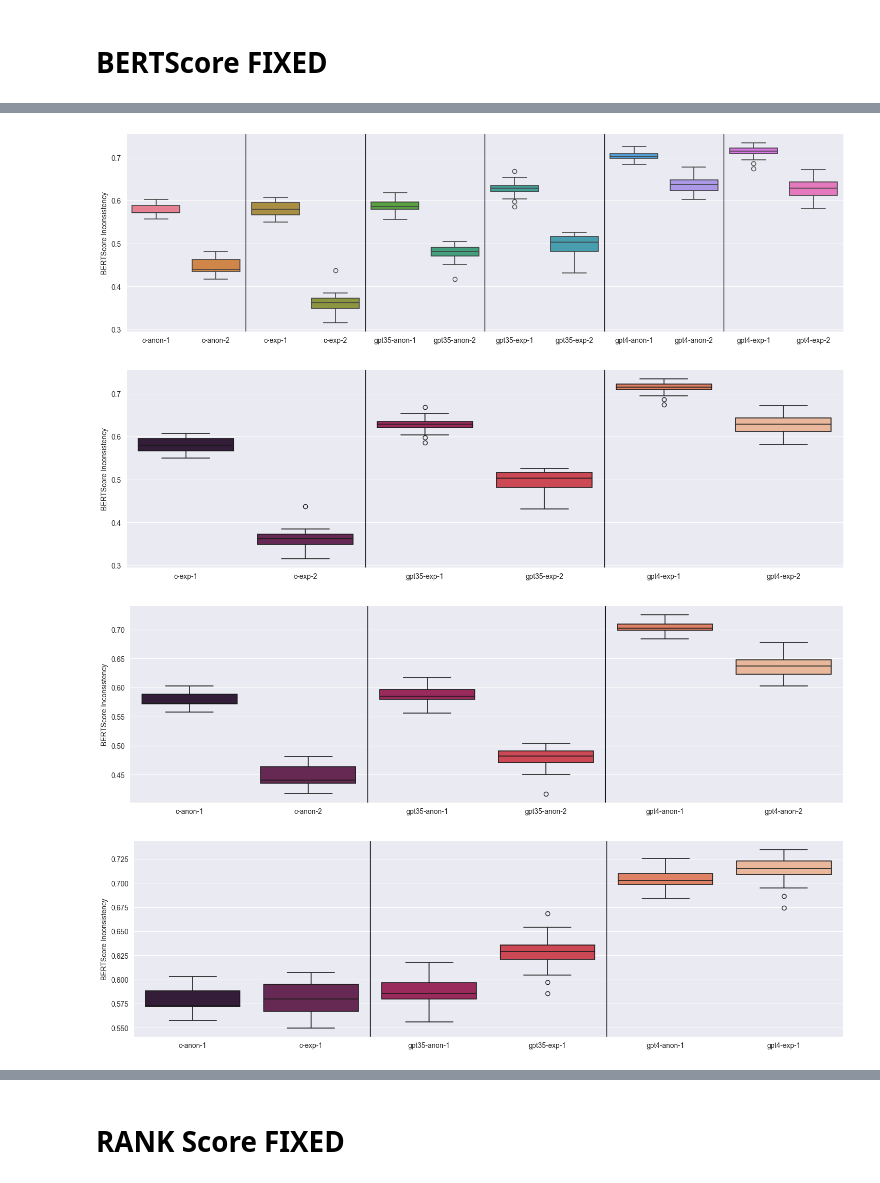
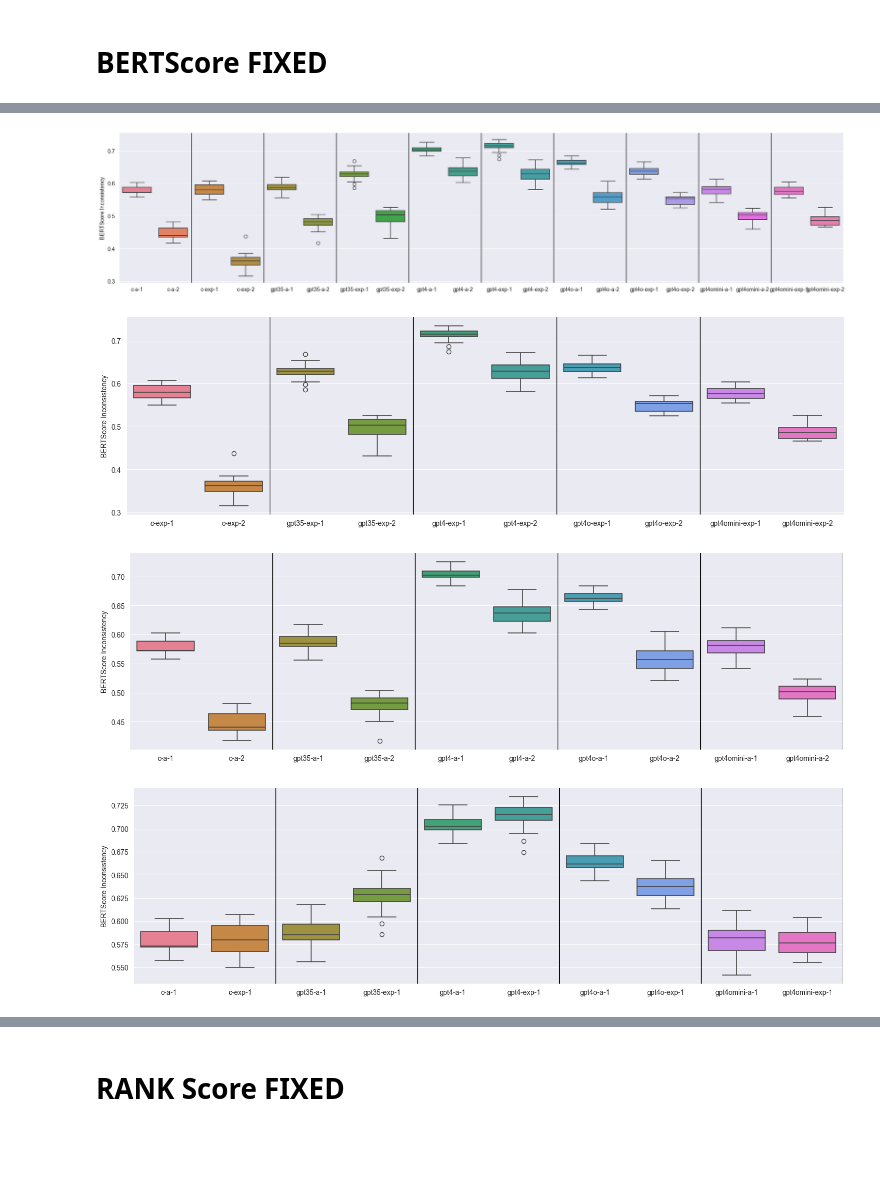
Before and after one commit to aashrivastava/LLMWargamingInconsistency, a Jupyter notebook: notebooks/EVALS.ipynb, the cells around one changed output, grey strips where cells are left out. Drawn from its saved outputs; the diff is of its cells as text; code cells hidden in the pictures; blank space fills up the shorter version.

Commit message:
started plotting results

```diff
--- a/notebooks/EVALS.ipynb
+++ b/notebooks/EVALS.ipynb
@@ -5,7 +7,7 @@ import matplotlib.pyplot as plt
 import seaborn as sns
 import os
 # %%
-sns.set_style("darkgrid")
+sns.set_style("whitegrid")
 sns.set_palette('rocket')
 # %% [markdown]
 # BASIC EVALS
@@ -242,28 +244,40 @@ def get_means(path, fixed):
 
     return means
 # %%
-claude_anon = get_means('/Users/aryanshrivastava/Desktop/LLMWargamingConfidence/logging/outputs/v4/claude35sonnet-free-False-20-1.0', '_fixed')
-claude_exp = get_means('/Users/aryanshrivastava/Desktop/LLMWargamingConfidence/logging/outputs/v4/claude35sonnet-free-True-20-1.0', '')
-gpt35_anon = get_means('/Users/aryanshrivastava/Desktop/LLMWargamingConfidence/logging/outputs/v4/gpt3.5turbo-free-False-20-1.0', '_fixed')
-gpt35_exp = get_means('/Users/aryanshrivastava/Desktop/LLMWargamingConfidence/logging/outputs/v4/gpt3.5turbo-free-True-20-1.0', '')
-gpt4_anon = get_means('/Users/aryanshrivastava/Desktop/LLMWargamingConfidence/logging/outputs/v4/gpt4-free-False-20-1.0', '_fixed')
-gpt4_exp = get_means('/Users/aryanshrivastava/Desktop/LLMWargamingConfidence/logging/outputs/v4/gpt4-free-True-20-1.0', '')
+claude_anon = get_means('/Users/aryanshrivastava/Desktop/LLMWargamingConfidence/logging/outputs/v4/claude35sonnet-free-False-20-1.0/main', '_fixed')
+claude_exp = get_means('/Users/aryanshrivastava/Desktop/LLMWargamingConfidence/logging/outputs/v4/claude35sonnet-free-True-20-1.0/main', '')
+gpt35_anon = get_means('/Users/aryanshrivastava/Desktop/LLMWargamingConfidence/logging/outputs/v4/gpt3.5turbo-free-False-20-1.0/main', '_fixed')
+gpt35_exp = get_means('/Users/aryanshrivastava/Desktop/LLMWargamingConfidence/logging/outputs/v4/gpt3.5turbo-free-True-20-1.0/main', '')
+gpt4_anon = get_means('/Users/aryanshrivastava/Desktop/LLMWargamingConfidence/logging/outputs/v4/gpt4-free-False-20-1.0/main', '_fixed')
+gpt4_exp = get_means('/Users/aryanshrivastava/Desktop/LLMWargamingConfidence/logging/outputs/v4/gpt4-free-True-20-1.0/main', '')
+gpt4o_anon = get_means('/Users/aryanshrivastava/Desktop/LLMWargamingConfidence/logging/outputs/v4/gpt4o-free-False-20-1.0/main', '')
+gpt4o_exp = get_means('/Users/aryanshrivastava/Desktop/LLMWargamingConfidence/logging/outputs/v4/gpt4o-free-True-20-1.0/main', '')
+gpt4omini_anon = get_means('/Users/aryanshrivastava/Desktop/LLMWargamingConfidence/logging/outputs/v4/gpt4omini-free-False-20-1.0/main', '')
+gpt4omini_exp = get_means('/Users/aryanshrivastava/Desktop/LLMWargamingConfidence/logging/outputs/v4/gpt4omini-free-True-20-1.0/main', '')
 # %%
-everything = pd.DataFrame([
+everything_free = pd.DataFrame([
     claude_anon[0], claude_anon[1],
     claude_exp[0], claude_exp[1],
     gpt35_anon[0], gpt35_anon[1],
     gpt35_exp[0], gpt35_exp[1],
     gpt4_anon[0], gpt4_anon[1],
-    gpt4_exp[0], gpt4_exp[1]
+    gpt4_exp[0], gpt4_exp[1],
+    gpt4o_anon[0], gpt4o_anon[1],
+    gpt4o_exp[0], gpt4o_exp[1],
+    gpt4omini_anon[0], gpt4omini_anon[1],
+    gpt4omini_exp[0], gpt4omini_exp[1]
 ]).T
 
-everything.columns = [
-    'c-anon-1', 'c-anon-2',
+everything_free.columns = [
+    'c-a-1', 'c-a-2',
     'c-exp-1', 'c-exp-2',
-    'gpt35-anon-1', 'gpt35-anon-2',
+    'gpt35-a-1', 'gpt35-a-2',
     'gpt35-exp-1', 'gpt35-exp-2',
-    'gpt4-anon-1', 'gpt4-anon-2',
+    'gpt4-a-1', 'gpt4-a-2',
     'gpt4-exp-1', 'gpt4-exp-2',
+    'gpt4o-a-1', 'gpt4o-a-2',
+    'gpt4o-exp-1', 'gpt4o-exp-2',
+    'gpt4omini-a-1', 'gpt4omini-a-2',
+    'gpt4omini-exp-1', 'gpt4omini-exp-2',
 ]
 # %%
@@ -289,10 +303,10 @@ everything
 # %%
-plt.figure(figsize=(18, 5))
-sns.boxplot(everything, linewidth=1.2)
+plt.figure(figsize=(24, 5))
+sns.boxplot(everything_free, linewidth=1.2)
 plt.ylabel('BERTScore Inconsistency')
 plt.title('')
-for i in [1.5, 3.5, 5.5, 7.5, 9.5]:
+for i in [1.5, 3.5, 5.5, 7.5, 9.5, 11.5, 13.5, 15.5, 17.5]:
     plt.axvline(x=i, color='black', linewidth=1)
 # %% [output]
-[figure, old version]
+[figure, new version]
 # %%
@@ -300,10 +314,10 @@ explicit_comps = everything[['c-exp-1', 'c-exp-2', 'gpt35-exp-1', 'gpt35-exp-2',
 # %%
 plt.figure(figsize=(18, 5))
-sns.boxplot(explicit_comps, linewidth=1.2)
+sns.boxplot(explicit_comps_free, linewidth=1.2)
 plt.ylabel('BERTScore Inconsistency')
 plt.title('')
-for i in [1.5, 3.5]:
+for i in [1.5, 3.5, 5.5, 7.5, 9.5]:
     plt.axvline(x=i, color='black', linewidth=1)
 # %% [output]
-[figure, old version]
+[figure, new version]
 # %%
@@ -311,10 +325,10 @@ anon_comps = everything[['c-anon-1', 'c-anon-2', 'gpt35-anon-1', 'gpt35-anon-2',
 # %%
 plt.figure(figsize=(18, 5))
-sns.boxplot(anon_comps, linewidth=1.2)
+sns.boxplot(anon_comps_free, linewidth=1.2)
 plt.ylabel('BERTScore Inconsistency')
 plt.title('')
-for i in [1.5, 3.5]:
+for i in [1.5, 3.5, 5.5, 7.5, 9.5]:
     plt.axvline(x=i, color='black', linewidth=1)
 # %% [output]
-[figure, old version]
+[figure, new version]
 # %%
@@ -322,10 +336,10 @@ move1_comps = everything[['c-anon-1', 'c-exp-1', 'gpt35-anon-1', 'gpt35-exp-1',
 # %%
 plt.figure(figsize=(18, 5))
-sns.boxplot(move1_comps, linewidth=1.2)
+sns.boxplot(move1_comps_free, linewidth=1.2)
 plt.ylabel('BERTScore Inconsistency')
 plt.title('')
-for i in [1.5, 3.5]:
+for i in [1.5, 3.5, 5.5, 7.5, 9.5]:
     plt.axvline(x=i, color='black', linewidth=1)
 # %% [output]
-[figure, old version]
+[figure, new version]
 # %%
```
Also changed, not shown: parts of 26 cells of this notebook.
